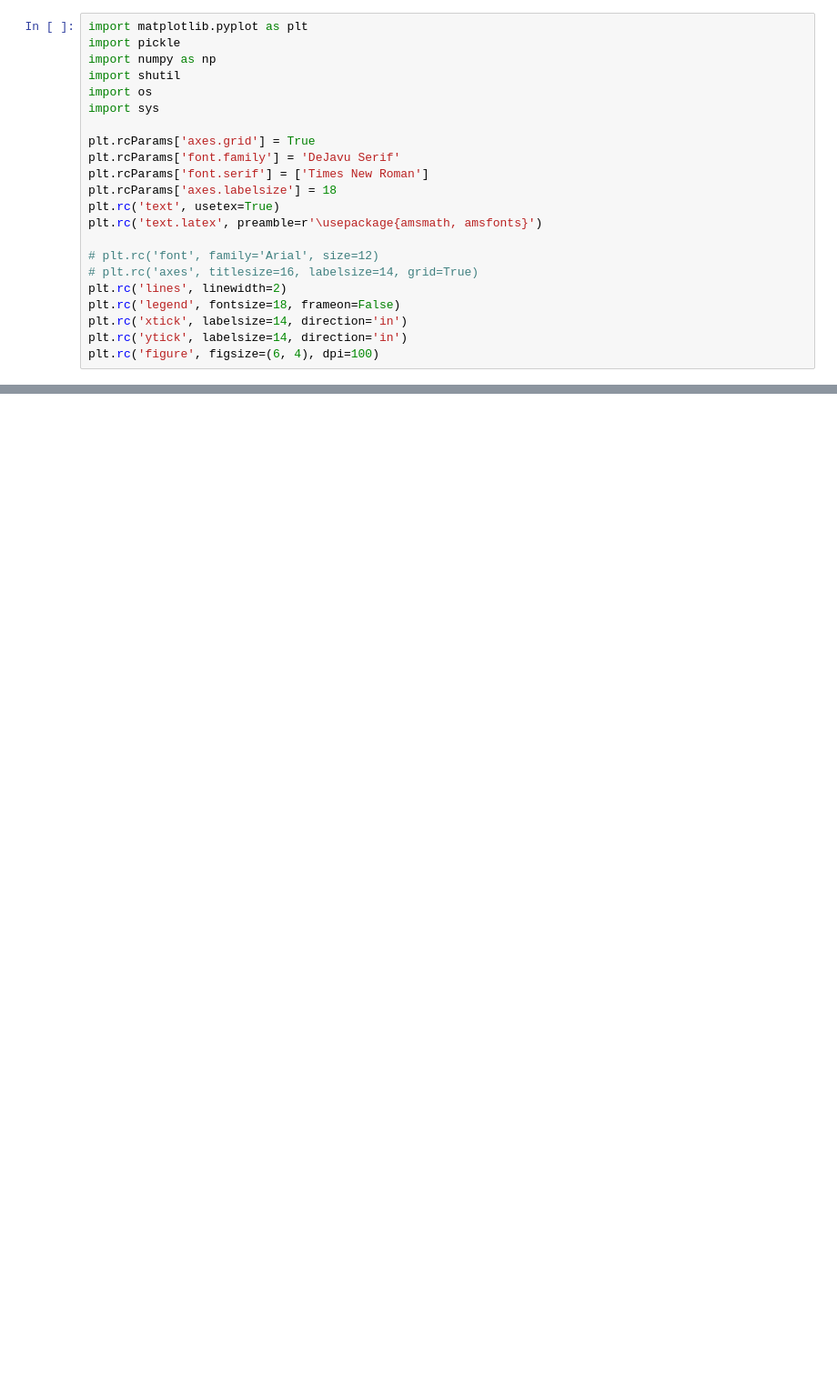
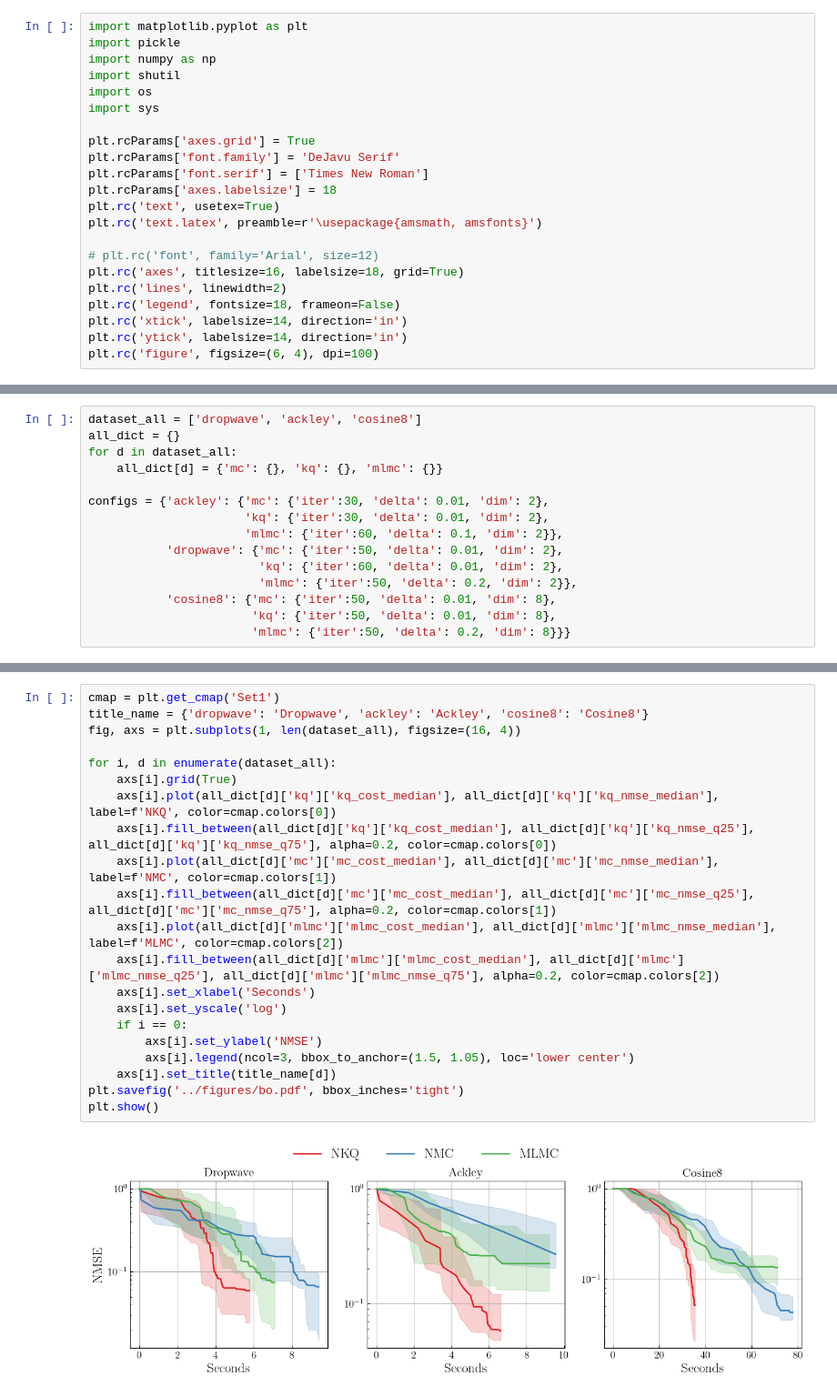
Before and after one commit to hudsonchen/nest_bq, a Jupyter notebook: plotting_notebooks/bo.ipynb, the cells around one changed output, grey strips where cells are left out. Shown: that part at 91% size. Saved outputs shown, nothing was run; the diff lists cells and outputs as text; blank space fills up the shorter version.

```diff
--- a/plotting_notebooks/bo.ipynb
+++ b/plotting_notebooks/bo.ipynb
@@ -14,7 +14,7 @@ plt.rc('text', usetex=True)
 plt.rc('text.latex', preamble=r'\usepackage{amsmath, amsfonts}')
 
 # plt.rc('font', family='Arial', size=12)
-# plt.rc('axes', titlesize=16, labelsize=14, grid=True)
+plt.rc('axes', titlesize=16, labelsize=18, grid=True)
 plt.rc('lines', linewidth=2)
 plt.rc('legend', fontsize=18, frameon=False)
 plt.rc('xtick', labelsize=14, direction='in')
@@ -181,0 +23,15 @@ plt.show()
+# %%
+dataset_all = ['dropwave', 'ackley', 'cosine8']
+all_dict = {}
+for d in dataset_all:
+    all_dict[d] = {'mc': {}, 'kq': {}, 'mlmc': {}}
+
+configs = {'ackley': {'mc': {'iter':30, 'delta': 0.01, 'dim': 2},
+                      'kq': {'iter':30, 'delta': 0.01, 'dim': 2},
+                      'mlmc': {'iter':60, 'delta': 0.1, 'dim': 2}},
+           'dropwave': {'mc': {'iter':50, 'delta': 0.01, 'dim': 2},
+                        'kq': {'iter':60, 'delta': 0.01, 'dim': 2},
+                        'mlmc': {'iter':50, 'delta': 0.2, 'dim': 2}},
+           'cosine8': {'mc': {'iter':50, 'delta': 0.01, 'dim': 8},
+                       'kq': {'iter':50, 'delta': 0.01, 'dim': 8},
+                       'mlmc': {'iter':50, 'delta': 0.2, 'dim': 8}}}
@@ -181,0 +146,23 @@ plt.show()
+# %%
+cmap = plt.get_cmap('Set1')
+title_name = {'dropwave': 'Dropwave', 'ackley': 'Ackley', 'cosine8': 'Cosine8'}
+fig, axs = plt.subplots(1, len(dataset_all), figsize=(16, 4))
+
+for i, d in enumerate(dataset_all):
+    axs[i].grid(True)
+    axs[i].plot(all_dict[d]['kq']['kq_cost_median'], all_dict[d]['kq']['kq_nmse_median'], label=f'NKQ', color=cmap.colors[0])
+    axs[i].fill_between(all_dict[d]['kq']['kq_cost_median'], all_dict[d]['kq']['kq_nmse_q25'], all_dict[d]['kq']['kq_nmse_q75'], alpha=0.2, color=cmap.colors[0])
+    axs[i].plot(all_dict[d]['mc']['mc_cost_median'], all_dict[d]['mc']['mc_nmse_median'], label=f'NMC', color=cmap.colors[1])
+    axs[i].fill_between(all_dict[d]['mc']['mc_cost_median'], all_dict[d]['mc']['mc_nmse_q25'], all_dict[d]['mc']['mc_nmse_q75'], alpha=0.2, color=cmap.colors[1])
+    axs[i].plot(all_dict[d]['mlmc']['mlmc_cost_median'], all_dict[d]['mlmc']['mlmc_nmse_median'], label=f'MLMC', color=cmap.colors[2])
+    axs[i].fill_between(all_dict[d]['mlmc']['mlmc_cost_median'], all_dict[d]['mlmc']['mlmc_nmse_q25'], all_dict[d]['mlmc']['mlmc_nmse_q75'], alpha=0.2, color=cmap.colors[2])
+    axs[i].set_xlabel('Seconds')
+    axs[i].set_yscale('log')
+    if i == 0:
+        axs[i].set_ylabel('NMSE')
+        axs[i].legend(ncol=3, bbox_to_anchor=(1.5, 1.05), loc='lower center')
+    axs[i].set_title(title_name[d])
+plt.savefig('../figures/bo.pdf', bbox_inches='tight')
+plt.show()
+# %% [output]
+[figure, added]
```
Also changed, not shown: parts of 7 cells of this notebook, 17 other files.
